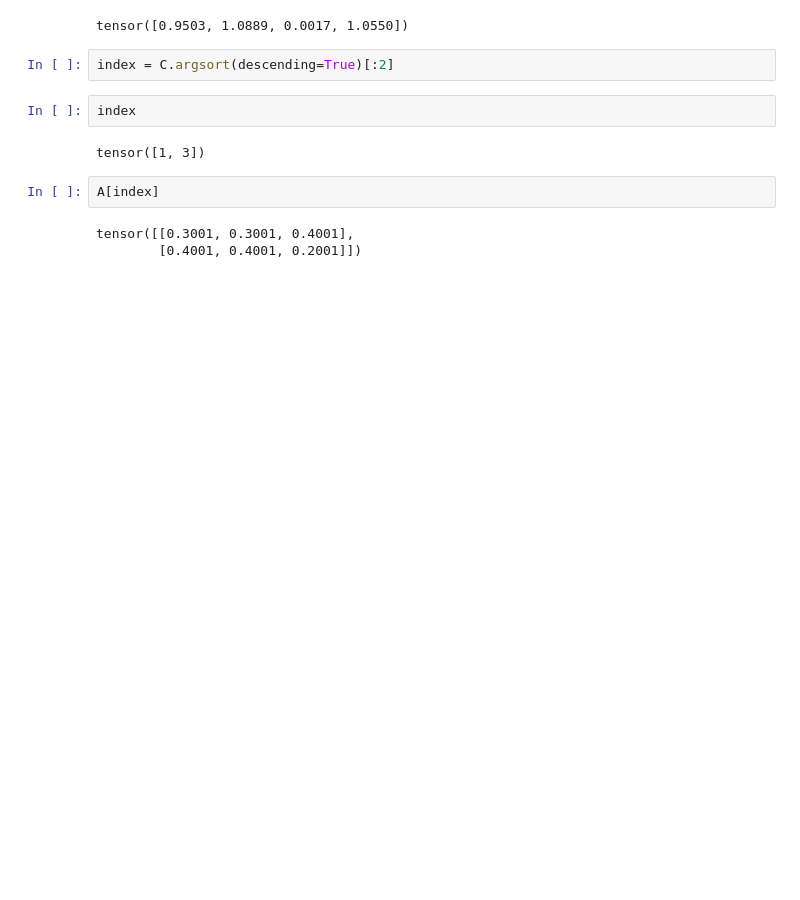
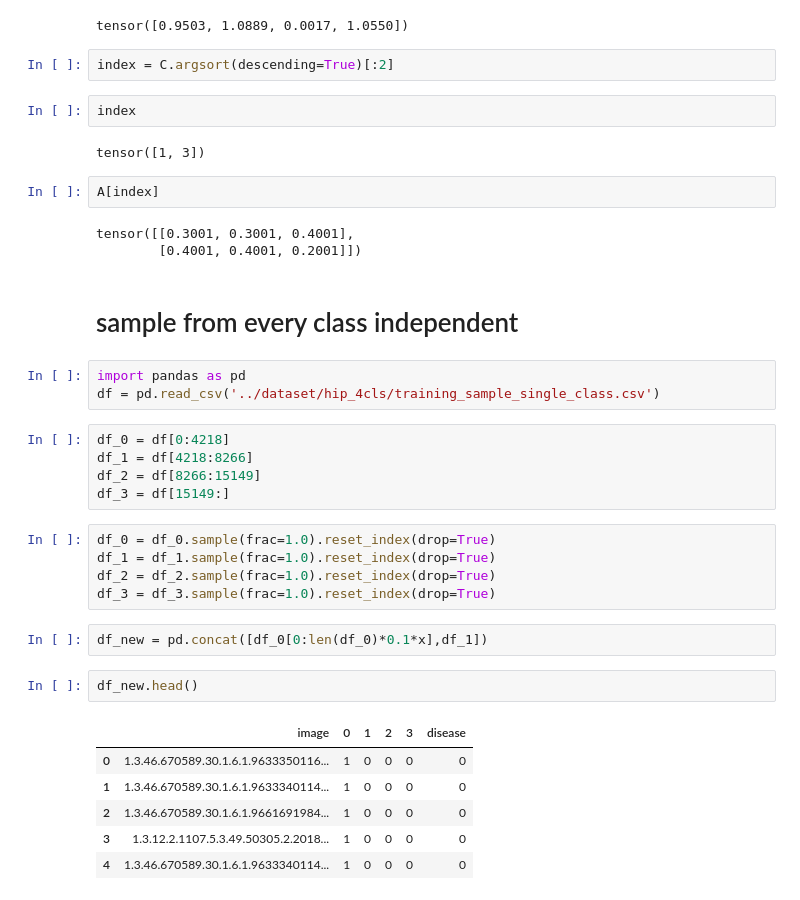
Before and after one commit to luckieucas/semi-supervised-cls, a Jupyter notebook: Untitled.ipynb, the cells around one changed output. Cells and saved outputs as stored; diff of their text form; blank space fills up the shorter version.

```diff
--- a/Untitled.ipynb
+++ b/Untitled.ipynb
@@ -319,3 +363,29 @@ A[index]
 # %% [output]
 tensor([[0.3001, 0.3001, 0.4001],
         [0.4001, 0.4001, 0.2001]])
+# %% [markdown]
+# sample from every class independent
+# %%
+import pandas as pd
+df = pd.read_csv('../dataset/hip_4cls/training_sample_single_class.csv')
+# %%
+df_0 = df[0:4218]
+df_1 = df[4218:8266]
+df_2 = df[8266:15149]
+df_3 = df[15149:]
+# %%
+df_0 = df_0.sample(frac=1.0).reset_index(drop=True)
+df_1 = df_1.sample(frac=1.0).reset_index(drop=True)
+df_2 = df_2.sample(frac=1.0).reset_index(drop=True)
+df_3 = df_3.sample(frac=1.0).reset_index(drop=True)
+# %%
+df_new = pd.concat([df_0[0:len(df_0)*0.1*x],df_1])
+# %%
+df_new.head()
+# %% [output]
+|  | image | 0 | 1 | 2 | 3 | disease |
+| 0 | 1.3.46.670589.30.1.6.1.9633350116... | 1 | 0 | 0 | 0 | 0 |
+| 1 | 1.3.46.670589.30.1.6.1.9633340114... | 1 | 0 | 0 | 0 | 0 |
+| 2 | 1.3.46.670589.30.1.6.1.9661691984... | 1 | 0 | 0 | 0 | 0 |
+| 3 | 1.3.12.2.1107.5.3.49.50305.2.2018... | 1 | 0 | 0 | 0 | 0 |
+| 4 | 1.3.46.670589.30.1.6.1.9633340114... | 1 | 0 | 0 | 0 | 0 |
```
Also changed, not shown: parts of 11 cells of this notebook, 3 other files.
